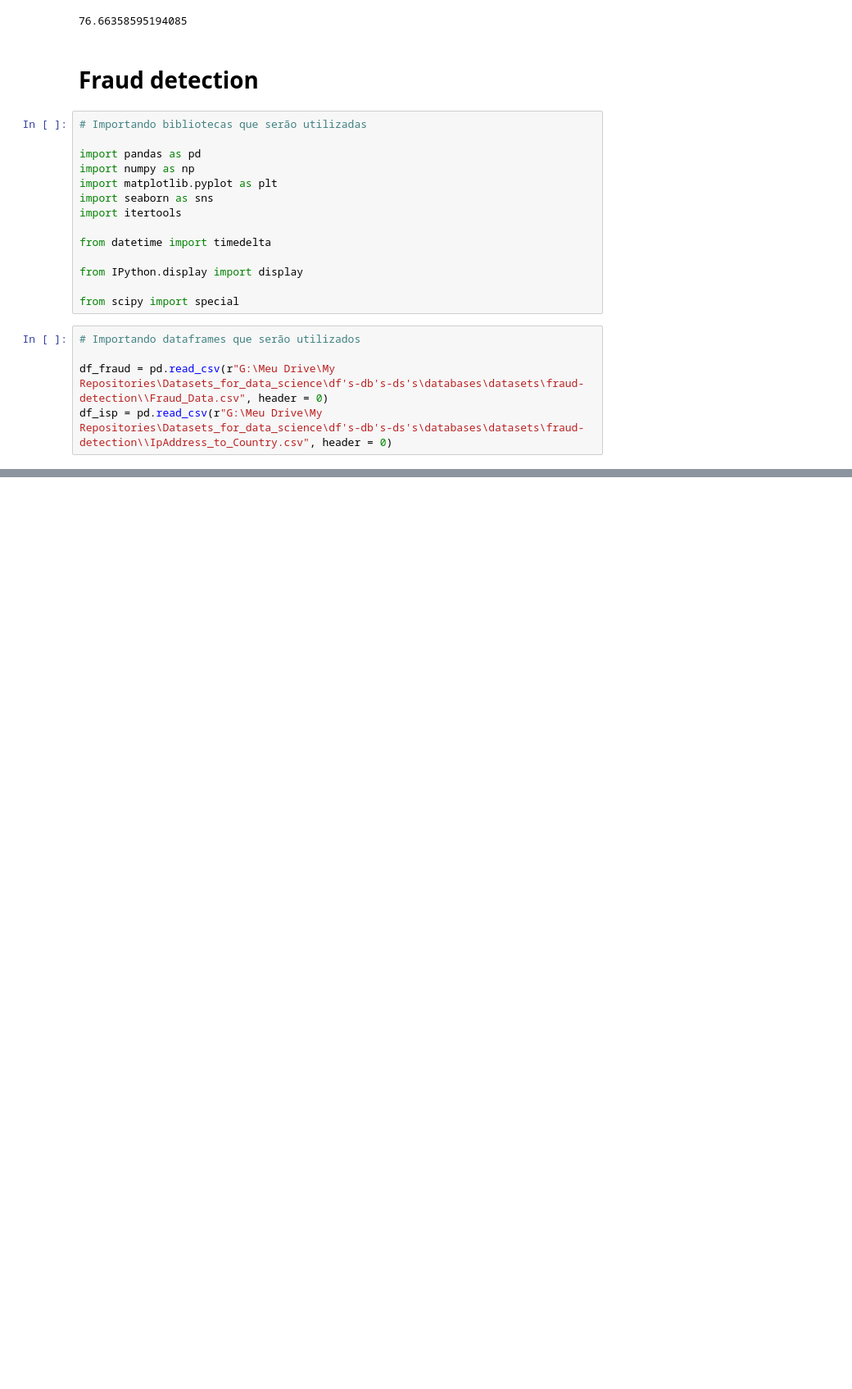
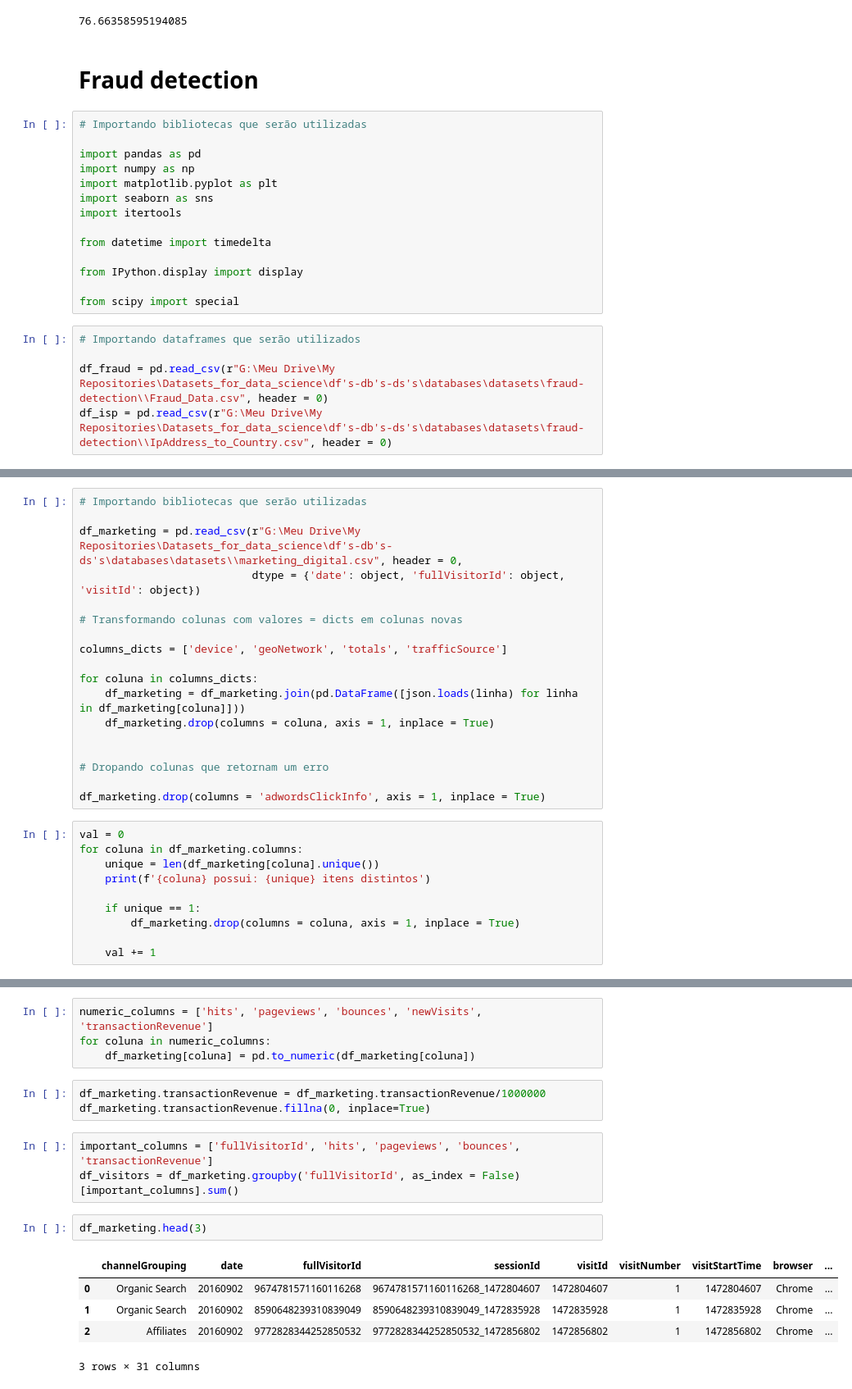
Before and after one commit to Dufyz/My_Laboratory, a Jupyter notebook: Jupyter Lab/ml_for_business/digital_business.ipynb, the cells around one changed output, grey strips where cells are left out. Shown at 82% size. Drawn from its saved outputs; the diff is of its cells as text; blank space fills up the shorter version.

```diff
--- a/Jupyter Lab/ml_for_business/digital_business.ipynb
+++ b/Jupyter Lab/ml_for_business/digital_business.ipynb
@@ -434,0 +445,28 @@ df_isp = pd.read_csv(r"G:\Meu Drive\My Repositories\Datasets_for_data_science\df
+# %%
+# Importando bibliotecas que serão utilizadas
+
+df_marketing = pd.read_csv(r"G:\Meu Drive\My Repositories\Datasets_for_data_science\df's-db's-ds's\databases\datasets\\marketing_digital.csv", header = 0,
+                           dtype = {'date': object, 'fullVisitorId': object, 'visitId': object})
+
+# Transformando colunas com valores = dicts em colunas novas
+
+columns_dicts = ['device', 'geoNetwork', 'totals', 'trafficSource']
+
+for coluna in columns_dicts:
+    df_marketing = df_marketing.join(pd.DataFrame([json.loads(linha) for linha in df_marketing[coluna]]))
+    df_marketing.drop(columns = coluna, axis = 1, inplace = True)
+
+
+# Dropando colunas que retornam um erro
+
+df_marketing.drop(columns = 'adwordsClickInfo', axis = 1, inplace = True)
+# %%
+val = 0
+for coluna in df_marketing.columns:
+    unique = len(df_marketing[coluna].unique())
+    print(f'{coluna} possui: {unique} itens distintos')
+
+    if unique == 1:
+        df_marketing.drop(columns = coluna, axis = 1, inplace = True)
+
+    val += 1
@@ -434,0 +491,18 @@ df_isp = pd.read_csv(r"G:\Meu Drive\My Repositories\Datasets_for_data_science\df
+# %%
+numeric_columns = ['hits', 'pageviews', 'bounces', 'newVisits', 'transactionRevenue']
+for coluna in numeric_columns:
+    df_marketing[coluna] = pd.to_numeric(df_marketing[coluna])
+# %%
+df_marketing.transactionRevenue = df_marketing.transactionRevenue/1000000
+df_marketing.transactionRevenue.fillna(0, inplace=True)
+# %%
+important_columns = ['fullVisitorId', 'hits', 'pageviews', 'bounces', 'transactionRevenue']
+df_visitors = df_marketing.groupby('fullVisitorId', as_index = False)[important_columns].sum()
+# %%
+df_marketing.head(3)
+# %% [output]
+|  | channelGrouping | date | fullVisitorId | sessionId | visitId | visitNumber | visitStartTime | browser | ... |
+| 0 | Organic Search | 20160902 | 9674781571160116268 | 9674781571160116268_1472804607 | 1472804607 | 1 | 1472804607 | Chrome | ... |
+| 1 | Organic Search | 20160902 | 8590648239310839049 | 8590648239310839049_1472835928 | 1472835928 | 1 | 1472835928 | Chrome | ... |
+| 2 | Affiliates | 20160902 | 9772828344252850532 | 9772828344252850532_1472856802 | 1472856802 | 1 | 1472856802 | Chrome | ... |
+3 rows × 31 columns
```
Also changed, not shown: parts of 5 cells of this notebook.
